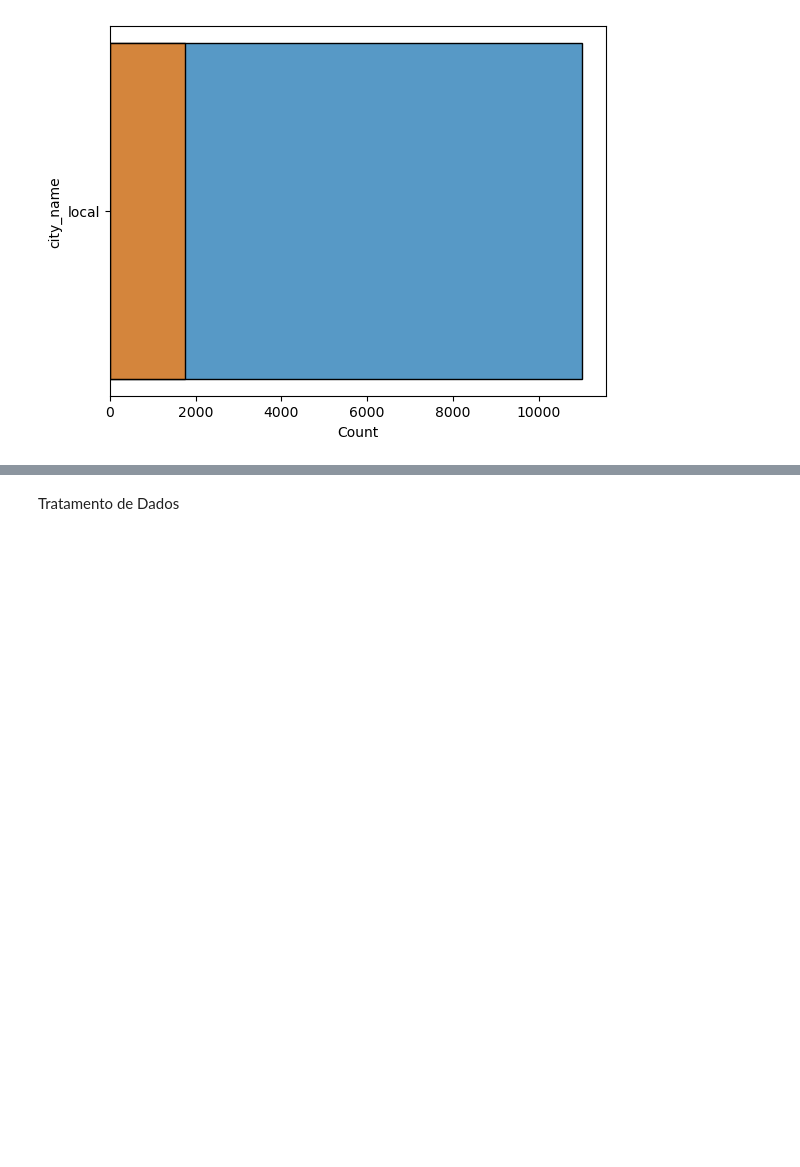
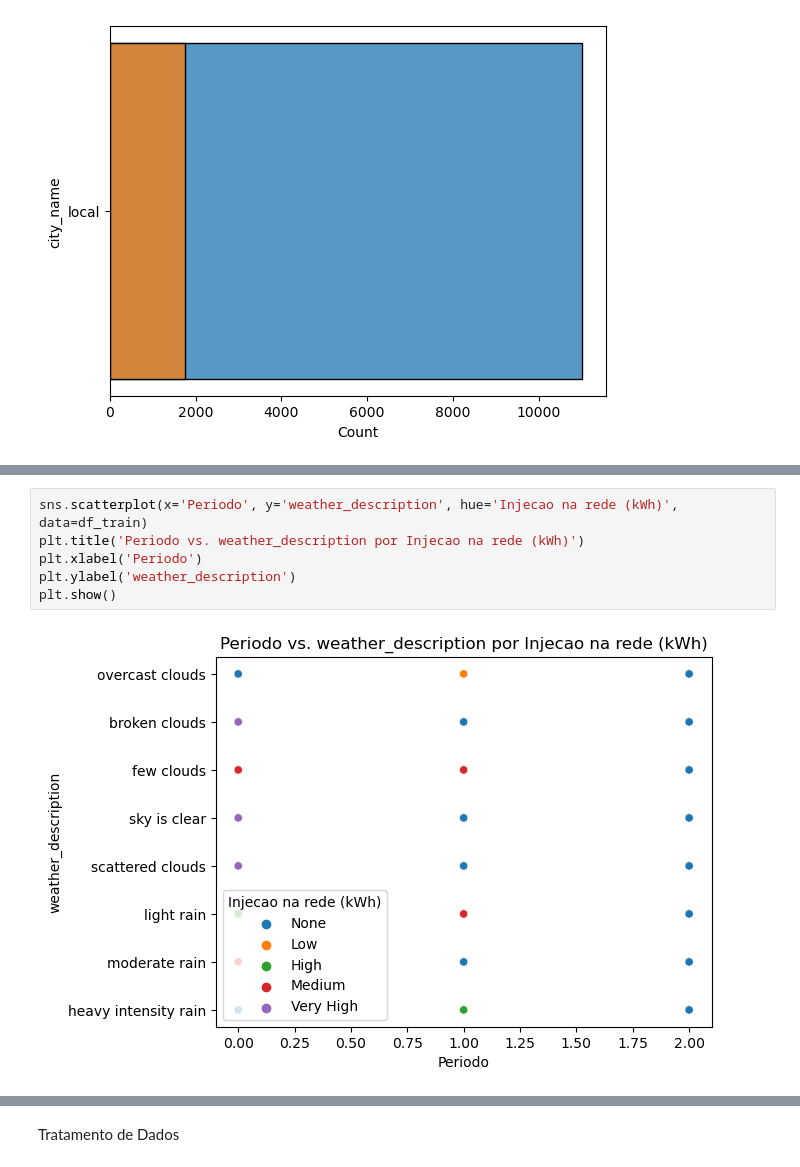
Before and after one commit to simaobarroso/tp-daa, a Jupyter notebook: competicao/comp.ipynb, the cells around one changed output, grey strips where cells are left out. Drawn from its saved outputs; the diff is of its cells as text; blank space fills up the shorter version.

```diff
--- a/competicao/comp.ipynb
+++ b/competicao/comp.ipynb
@@ -277,0 +302,8 @@ sns.histplot(df_2023["city_name"],y=df_2023["city_name"])
+# %%
+sns.scatterplot(x='Periodo', y='weather_description', hue='Injecao na rede (kWh)', data=df_train)
+plt.title('Periodo vs. weather_description por Injecao na rede (kWh)')
+plt.xlabel('Periodo')
+plt.ylabel('weather_description')
+plt.show()
+# %% [output]
+[figure, added]
```
Also changed, not shown: parts of 13 cells of this notebook, 1 other file.
